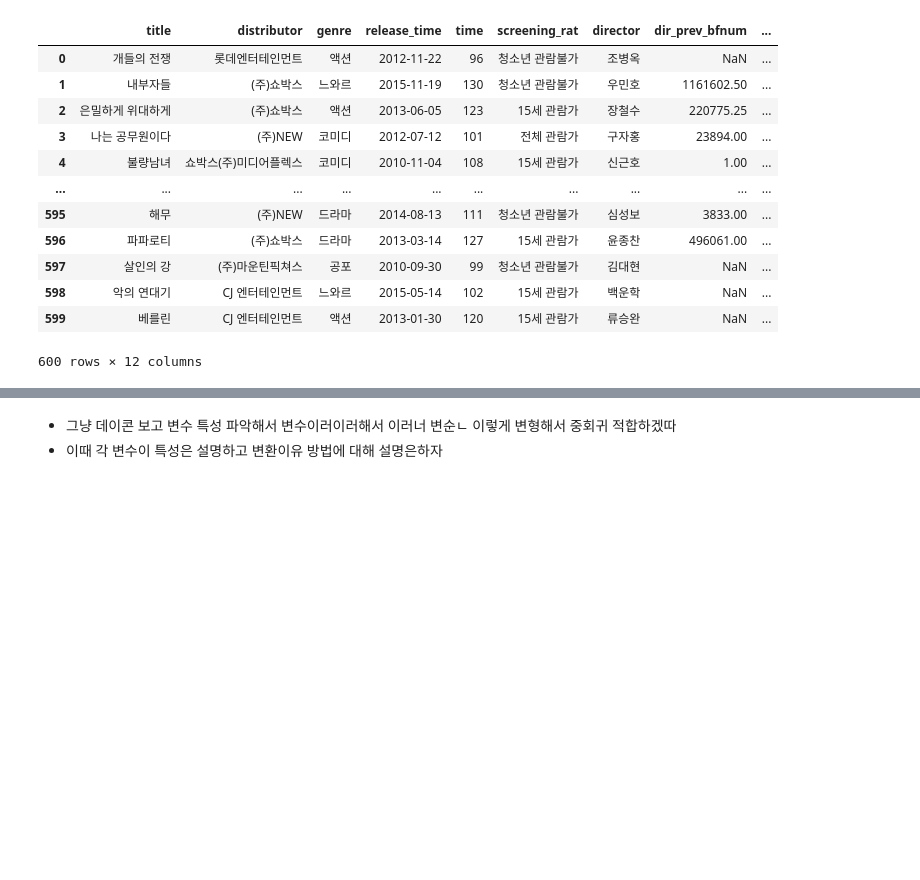
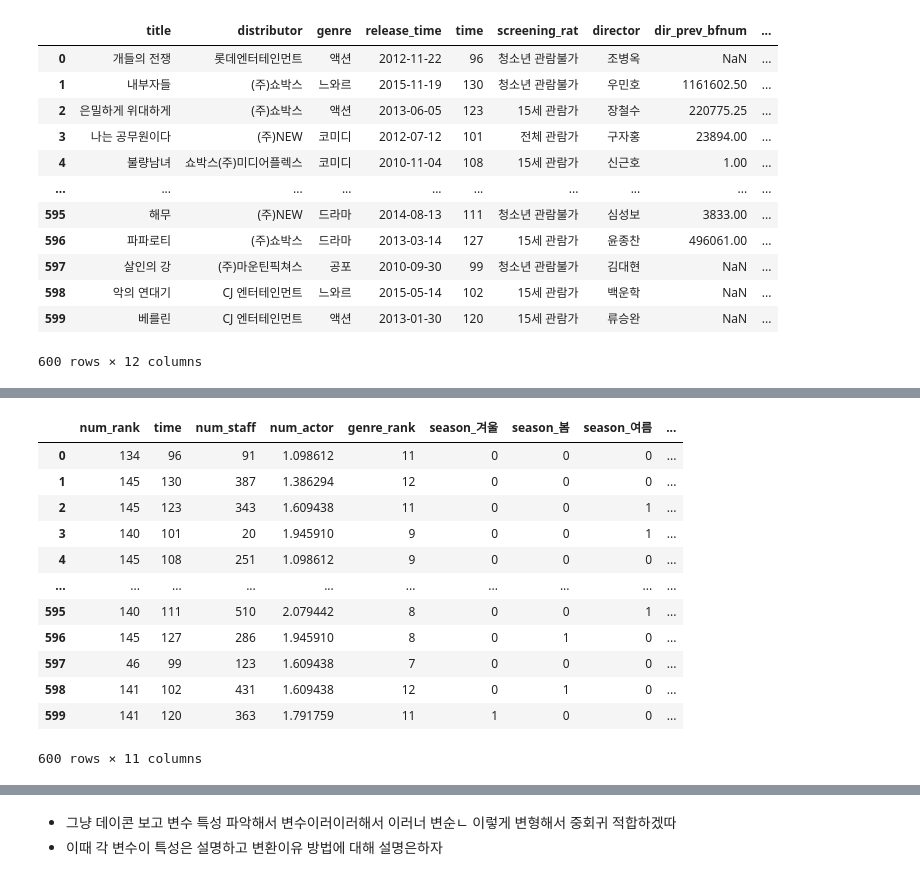
Before and after one commit to rhkrehtjd/dbdesign, a Jupyter notebook: 빅데이터,텀플.ipynb, the cells around one changed output, grey strips where cells are left out. Saved outputs shown, nothing was run; the diff lists cells and outputs as text; code cells hidden in the pictures; blank space fills up the shorter version.

```diff
--- a/빅데이터,텀플.ipynb
+++ b/빅데이터,텀플.ipynb
@@ -298,0 +492,16 @@ train
+# %%
+X
+# %% [output]
+|  | num_rank | time | num_staff | num_actor | genre_rank | season_겨울 | season_봄 | season_여름 | ... |
+| 0 | 134 | 96 | 91 | 1.098612 | 11 | 0 | 0 | 0 | ... |
+| 1 | 145 | 130 | 387 | 1.386294 | 12 | 0 | 0 | 0 | ... |
+| 2 | 145 | 123 | 343 | 1.609438 | 11 | 0 | 0 | 1 | ... |
+| 3 | 140 | 101 | 20 | 1.945910 | 9 | 0 | 0 | 1 | ... |
+| 4 | 145 | 108 | 251 | 1.098612 | 9 | 0 | 0 | 0 | ... |
+| ... | ... | ... | ... | ... | ... | ... | ... | ... | ... |
+| 595 | 140 | 111 | 510 | 2.079442 | 8 | 0 | 0 | 1 | ... |
+| 596 | 145 | 127 | 286 | 1.945910 | 8 | 0 | 1 | 0 | ... |
+| 597 | 46 | 99 | 123 | 1.609438 | 7 | 0 | 0 | 0 | ... |
+| 598 | 141 | 102 | 431 | 1.609438 | 12 | 0 | 1 | 0 | ... |
+| 599 | 141 | 120 | 363 | 1.791759 | 11 | 1 | 0 | 0 | ... |
+600 rows × 11 columns
```
Also changed, not shown: parts of 32 cells of this notebook.
